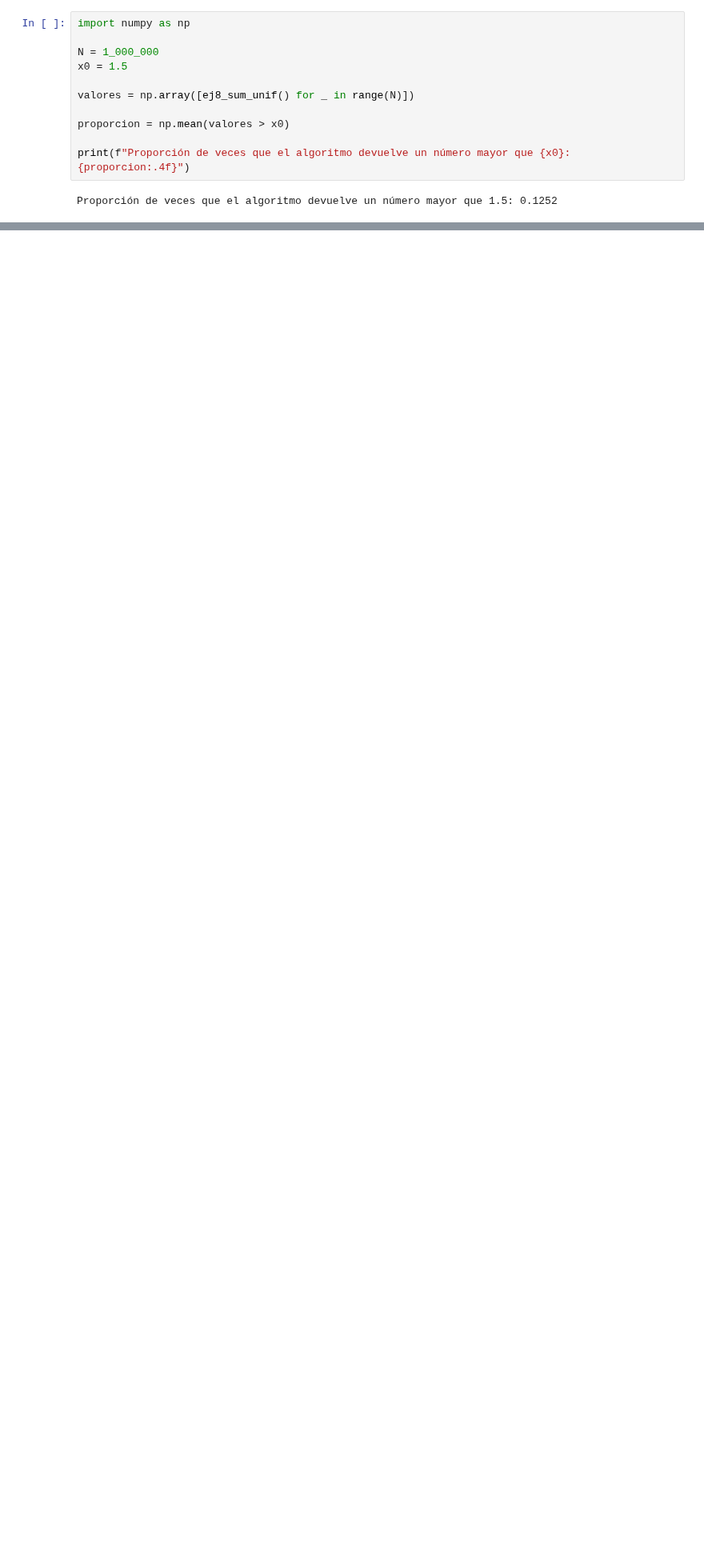
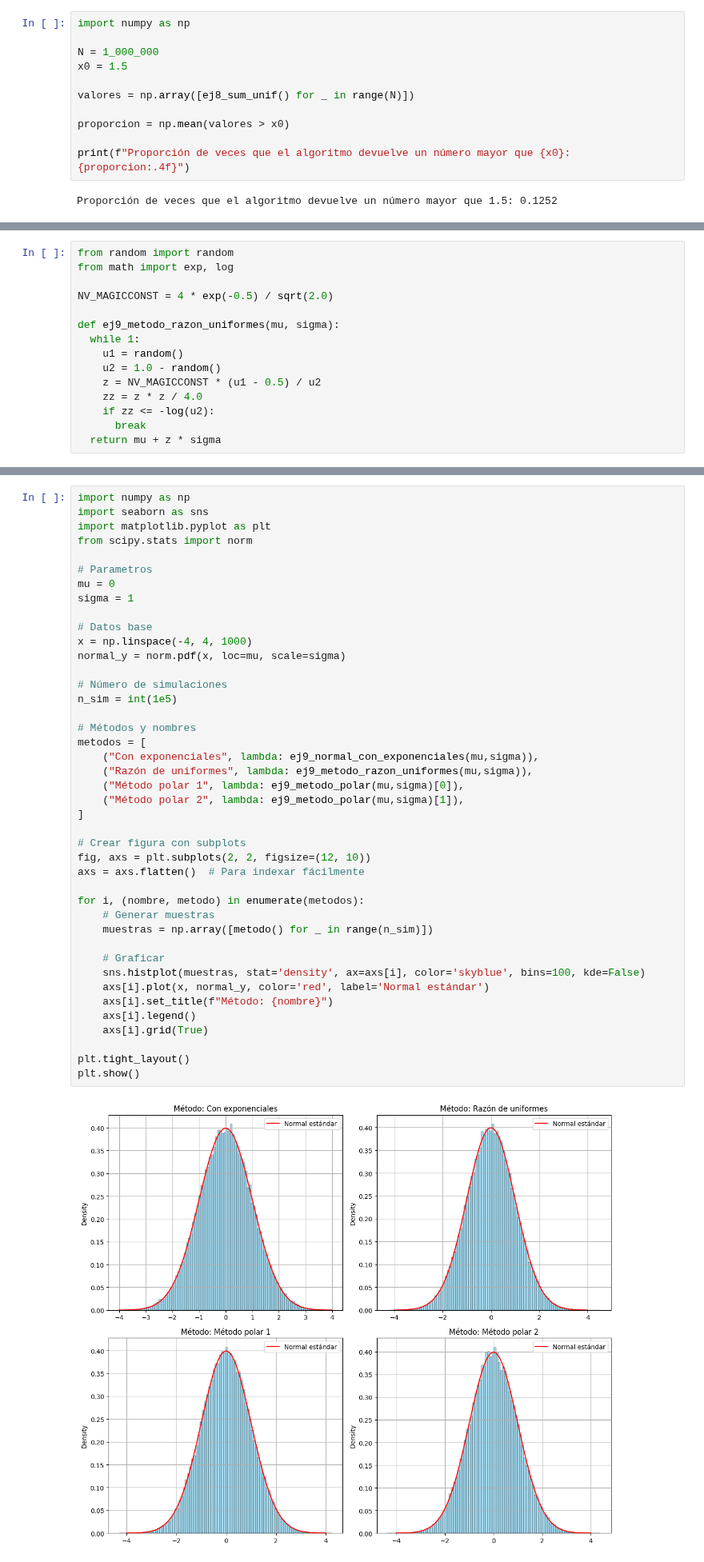
Before and after one commit to ramiro-l/ModelosYSimulacionFAMAF, a Jupyter notebook: Práctico5.ipynb, the cells around one changed output, grey strips where cells are left out. Shown at 80% size. Drawn from its saved outputs; the diff is of its cells as text; blank space fills up the shorter version.

```diff
--- a/Práctico5.ipynb
+++ b/Práctico5.ipynb
@@ -1986,0 +2049,15 @@ Proporción de veces que el algoritmo devuelve un número mayor que 1.5: 0.1252
+# %%
+from random import random
+from math import exp, log
+
+NV_MAGICCONST = 4 * exp(-0.5) / sqrt(2.0)
+
+def ej9_metodo_razon_uniformes(mu, sigma):
+  while 1:
+    u1 = random()
+    u2 = 1.0 - random()
+    z = NV_MAGICCONST * (u1 - 0.5) / u2
+    zz = z * z / 4.0
+    if zz <= -log(u2):
+      break
+  return mu + z * sigma
@@ -1986,0 +2128,44 @@ Proporción de veces que el algoritmo devuelve un número mayor que 1.5: 0.1252
+# %%
+import numpy as np
+import seaborn as sns
+import matplotlib.pyplot as plt
+from scipy.stats import norm
+
+# Parametros
+mu = 0
+sigma = 1
+
+# Datos base
+x = np.linspace(-4, 4, 1000)
+normal_y = norm.pdf(x, loc=mu, scale=sigma)
+
+# Número de simulaciones
+n_sim = int(1e5)
+
+# Métodos y nombres
+metodos = [
+    ("Con exponenciales", lambda: ej9_normal_con_exponenciales(mu,sigma)),
+    ("Razón de uniformes", lambda: ej9_metodo_razon_uniformes(mu,sigma)),
+    ("Método polar 1", lambda: ej9_metodo_polar(mu,sigma)[0]),
+    ("Método polar 2", lambda: ej9_metodo_polar(mu,sigma)[1]),
+]
+
+# Crear figura con subplots
+fig, axs = plt.subplots(2, 2, figsize=(12, 10))
+axs = axs.flatten()  # Para indexar fácilmente
+
+for i, (nombre, metodo) in enumerate(metodos):
+    # Generar muestras
+    muestras = np.array([metodo() for _ in range(n_sim)])
+
+    # Graficar
+    sns.histplot(muestras, stat='density', ax=axs[i], color='skyblue', bins=100, kde=False)
+    axs[i].plot(x, normal_y, color='red', label='Normal estándar')
+    axs[i].set_title(f"Método: {nombre}")
+    axs[i].legend()
+    axs[i].grid(True)
+
+plt.tight_layout()
+plt.show()
+# %% [output]
+[figure, added]
```
Also changed, not shown: parts of 14 cells of this notebook.
